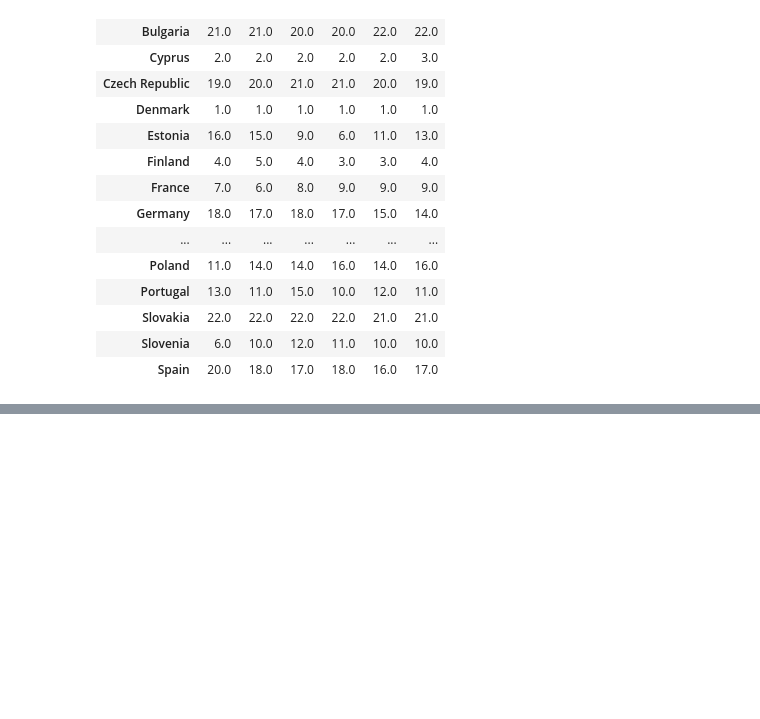
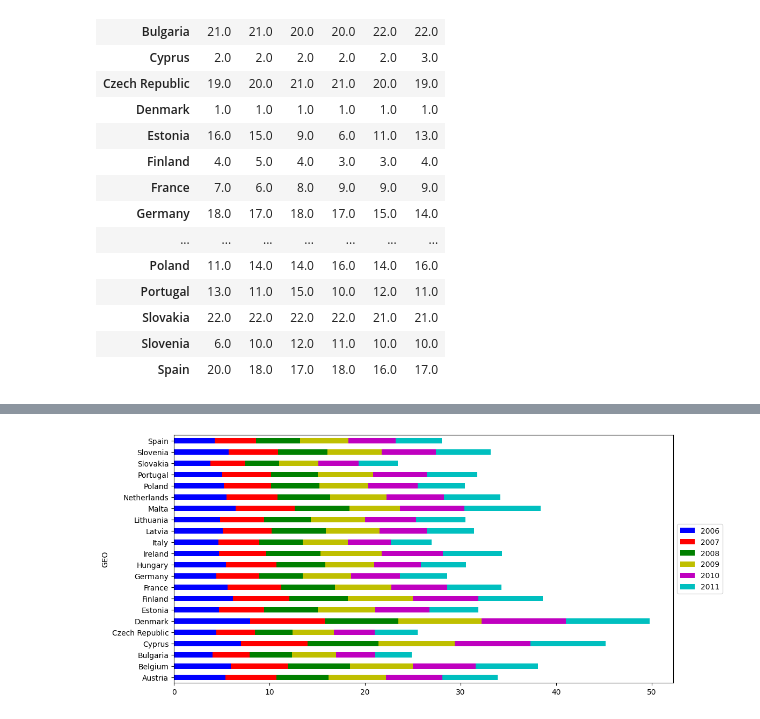
Before and after one commit to devNavraj/Learning-Data-Science, a Jupyter notebook: intro_to_data_science/intro_data_science_1.ipynb, the cells around one changed output, grey strips where cells are left out. Drawn from its saved outputs; the diff is of its cells as text; code cells hidden in the pictures; blank space fills up the shorter version.

```diff
--- a/intro_to_data_science/intro_data_science_1.ipynb
+++ b/intro_to_data_science/intro_data_science_1.ipynb
@@ -569,0 +586,12 @@ pivedu.rank(ascending=False, method='first')
+# %%
+colors = ['b', 'r', 'g', 'y', 'm', 'c']
+ax = pivedu.plot(
+    kind = 'barh',
+    stacked = True,
+    color = colors,
+    figsize = (12, 6)
+)
+ax.legend(loc = 'center left', bbox_to_anchor = (1, 0.5))
+plt.show()
+# %% [output]
+[figure, added]
```
Also changed, not shown: parts of 4 cells of this notebook.
